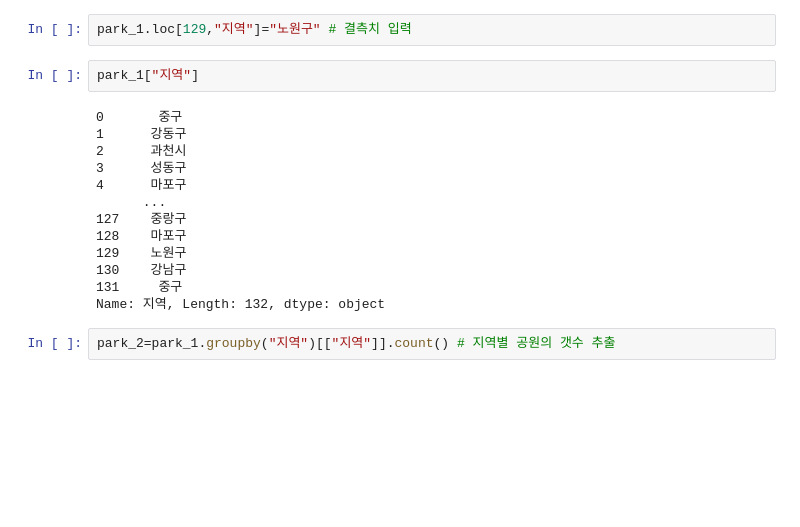
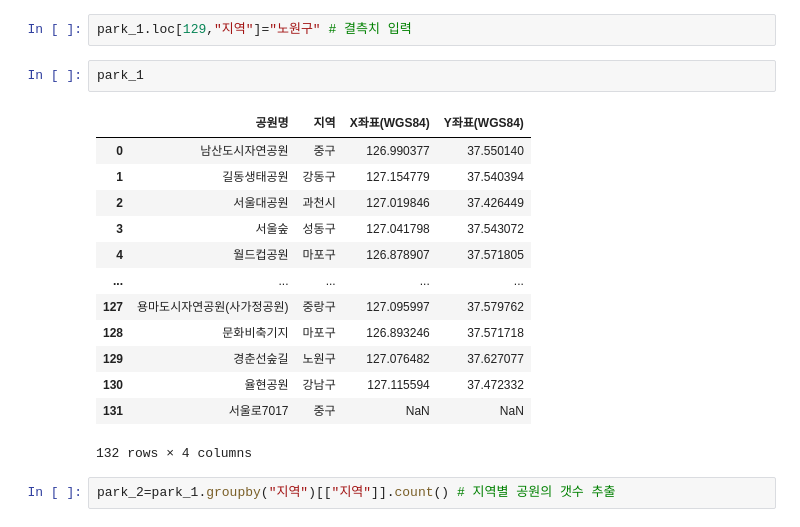
Before and after one commit to naleetwo/MidtermProject, a Jupyter notebook: 프로젝트/maenuk/park_data.ipynb, the cells around one changed output. Saved outputs shown, nothing was run; the diff lists cells and outputs as text; blank space fills up the shorter version.

```diff
--- a/프로젝트/maenuk/park_data.ipynb
+++ b/프로젝트/maenuk/park_data.ipynb
@@ -90,20 +93,21 @@ requests.get(url,headers=head).json() # json 형태로 볼수있음
 # %%
 park_1.loc[129,"지역"]="노원구" # 결측치 입력
 # %%
-park_1["지역"]
+park_1
 # %% [output]
+|  | 공원명 | 지역 | X좌표(WGS84) | Y좌표(WGS84) |
+| 0 | 남산도시자연공원 | 중구 | 126.990377 | 37.550140 |
+| 1 | 길동생태공원 | 강동구 | 127.154779 | 37.540394 |
+| 2 | 서울대공원 | 과천시 | 127.019846 | 37.426449 |
+| 3 | 서울숲 | 성동구 | 127.041798 | 37.543072 |
+| 4 | 월드컵공원 | 마포구 | 126.878907 | 37.571805 |
+| ... | ... | ... | ... | ... |
+| 127 | 용마도시자연공원(사가정공원) | 중랑구 | 127.095997 | 37.579762 |
+| 128 | 문화비축기지 | 마포구 | 126.893246 | 37.571718 |
+| 129 | 경춘선숲길 | 노원구 | 127.076482 | 37.627077 |
+| 130 | 율현공원 | 강남구 | 127.115594 | 37.472332 |
+| 131 | 서울로7017 | 중구 | NaN | NaN |
-0       중구
-1      강동구
-2      과천시
-3      성동구
-4      마포구
-      ...
-127    중랑구
-128    마포구
-129    노원구
-130    강남구
-131     중구
-Name: 지역, Length: 132, dtype: object
+132 rows × 4 columns
 # %%
 park_2=park_1.groupby("지역")[["지역"]].count() # 지역별 공원의 갯수 추출
 # %%
```
Also changed, not shown: parts of 10 cells of this notebook, 26 other files.
